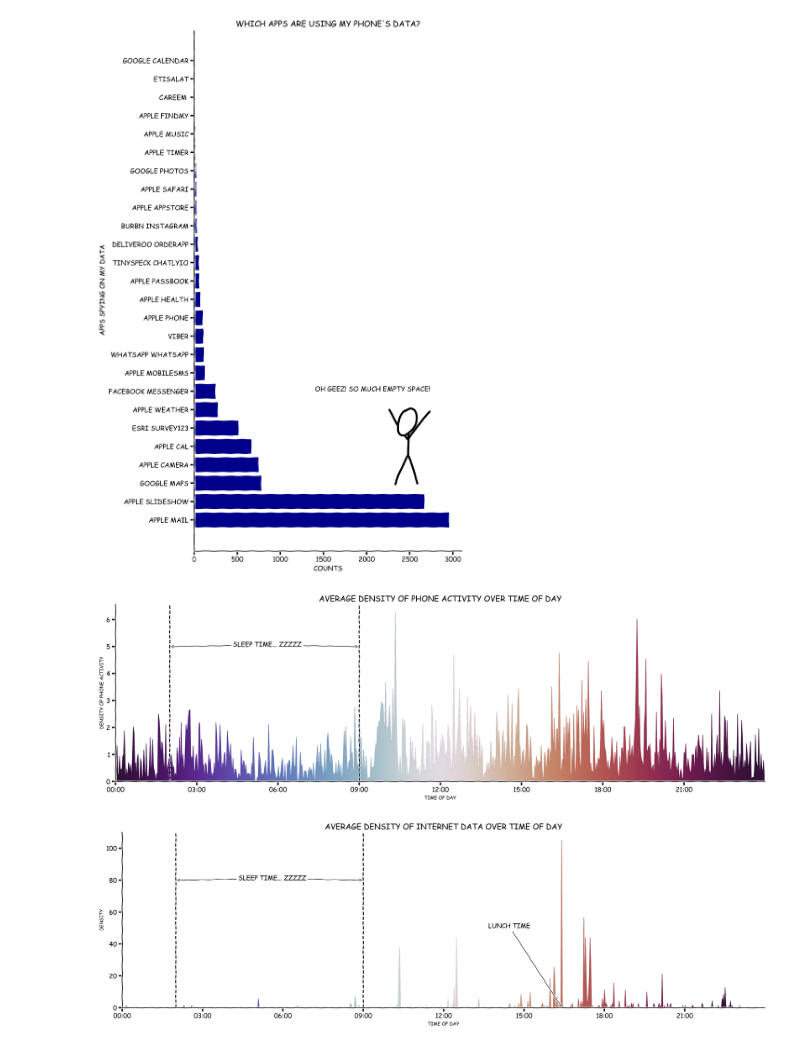
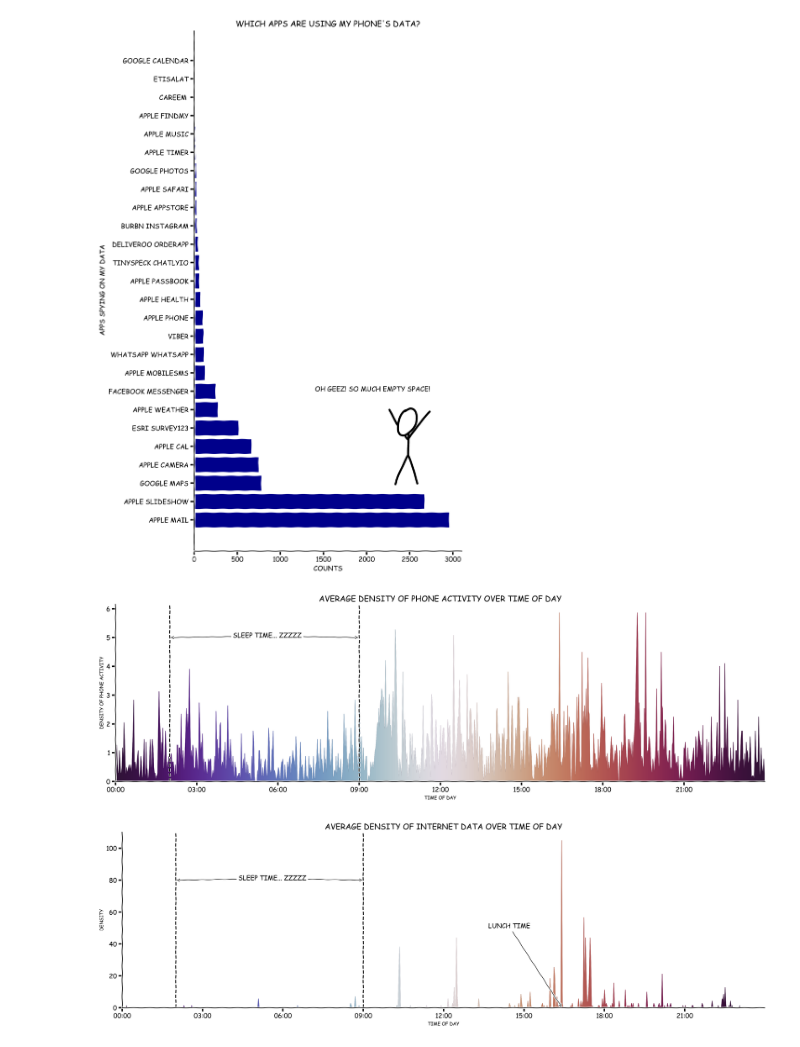
Before and after one commit to PanosEconomou/quantified, a Jupyter notebook: Assignment 2/analysis.ipynb, the cells around one changed output. Drawn from its saved outputs; the diff is of its cells as text; code cells hidden in the pictures.

```diff
--- a/Assignment 2/analysis.ipynb
+++ b/Assignment 2/analysis.ipynb
@@ -131,7 +131,7 @@ ax = fig.add_subplot(111)
 timestamps = [datetime.strptime(d,"%Y-%m-%dT%H:%M:%S.%f+04:00") for d in data[5]]
 times      = [datetime.strptime(d.strftime("%H:%M:%S"),"%H:%M:%S") for d in timestamps]
 
-n,x,_ = ax.hist(times,bins=800,alpha=0,color='k',density=True,histtype='stepfilled');
+n,x,_ = ax.hist(times,bins=1000,alpha=0,color='k',density=True,histtype='stepfilled');
 bins = 0.5*(x[1:]+x[:-1])
 
 N=500
@@ -143,34 +143,34 @@ splits = np.array((splits*len(bins)).tolist(),dtype=int)
 for i in range(N-1):
     if i == 0:
         plt.fill_between(bins,n,color=ccolors[i],where= (bins <= bins[splits[i]]) + (bins >= bins[splits[-i]]),alpha=1)
     else:
         plt.fill_between(bins,n,color=ccolors[i],where= (bins >= bins[splits[i]]) * (bins <= bins[splits[i+1]]),alpha=1)
 
 # Some customization
 ax.set_xlabel('TIME OF DAY',fontsize=10);
 ax.set_ylabel('DENSITY OF PHONE ACTIVITY',fontsize=10);
 
 # Hide the right and top spines
 ax.spines['right'].set_visible(False)
 ax.spines['top'].set_visible(False)
 ax.set_title('AVERAGE DENSITY OF PHONE ACTIVITY OVER TIME OF DAY',fontsize=17);
 
 # mpld3.save_html(fig,'test.html')
 date_form = DateFormatter("%H:%M")
 ax.xaxis.set_major_formatter(date_form)
 midnight_   = datetime.strptime("00:00","%H:%M")
 midnight__  = datetime.strptime("23:59","%H:%M")
 ax.set_xlim(midnight_,midnight__);
 
 # Add some annotations
 plt.axvline(x=datetime.strptime('02:00:00',"%H:%M:%S"),ls='--',c='k')
 plt.axvline(x=datetime.strptime('09:00:00',"%H:%M:%S"),ls='--',c='k')
 ax.annotate("SLEEP TIME... ZZZZZ",
             xy=(datetime.strptime('09:00:00',"%H:%M:%S"), 5),  arrowprops=dict(arrowstyle='->'),xytext=(datetime.strptime('04:20:00',"%H:%M:%S"),5));
 ax.annotate("SLEEP TIME... ZZZZZ",
             xy=(datetime.strptime('02:00:00',"%H:%M:%S"), 5),  arrowprops=dict(arrowstyle='->'),xytext=(datetime.strptime('04:20:00',"%H:%M:%S"),5));
 # %% [output]
-[figure, old version]
+[figure, new version]
 # %%
 # Network data traffic
 # When does my phone use data?
```
Also changed, not shown: parts of 1 cell of this notebook, 9 other files.
